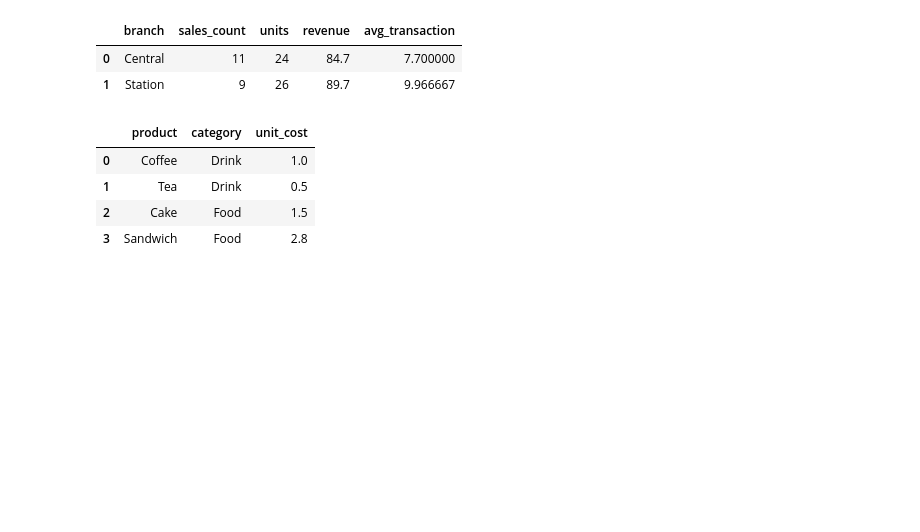
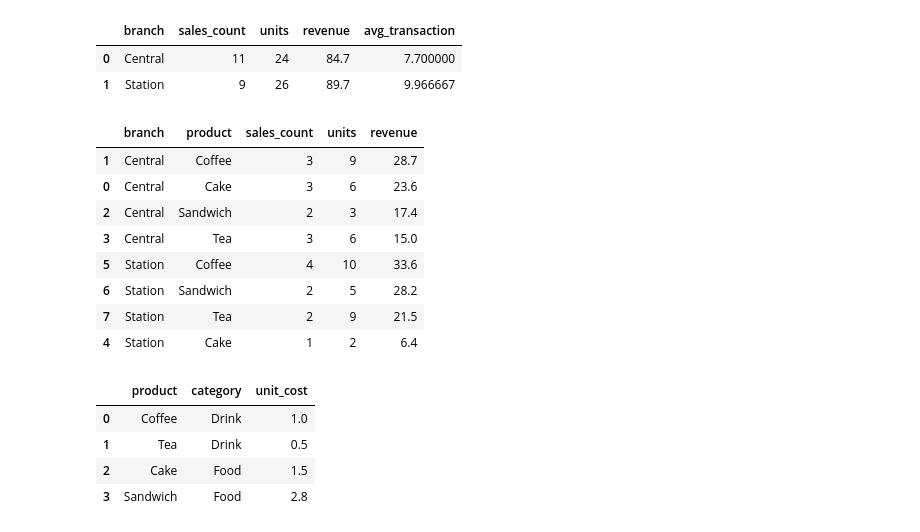
Before and after one commit to hubilic/numpy-projects, a Jupyter notebook: src/numpy_projects/Week15/data_engineering_week15_clean.ipynb, the cells around one changed output. Saved outputs shown, nothing was run; the diff lists cells and outputs as text; code cells hidden in the pictures; blank space fills up the shorter version.

Commit message:
Add Week 15 sales summary by branch and product

```diff
--- a/src/numpy_projects/Week15/data_engineering_week15_clean.ipynb
+++ b/src/numpy_projects/Week15/data_engineering_week15_clean.ipynb
@@ -262,6 +262,23 @@ branch_summary
 | 1 | Station | 9 | 26 | 89.7 | 9.966667 |
 # %%
 # TODO: Group by branch and product. Show sales count, units, and revenue, sorted by branch and descending revenue.
+branch_product_summary = sales.groupby(["branch", "product"], as_index=False).agg(
+    sales_count=("sale_id", "size"),
+    units=("quantity", "sum"),
+    revenue=("revenue", "sum"),
+)
+branch_product_summary = branch_product_summary.sort_values(["branch", "revenue"], ascending=[True, False])
+branch_product_summary
+# %% [output]
+|  | branch | product | sales_count | units | revenue |
+| 1 | Central | Coffee | 3 | 9 | 28.7 |
+| 0 | Central | Cake | 3 | 6 | 23.6 |
+| 2 | Central | Sandwich | 2 | 3 | 17.4 |
+| 3 | Central | Tea | 3 | 6 | 15.0 |
+| 5 | Station | Coffee | 4 | 10 | 33.6 |
+| 6 | Station | Sandwich | 2 | 5 | 28.2 |
+| 7 | Station | Tea | 2 | 9 | 21.5 |
+| 4 | Station | Cake | 1 | 2 | 6.4 |
 # %%
 display(menu)
 enriched = sales.merge(menu, on="product", how="left", validate="many_to_one")
```
